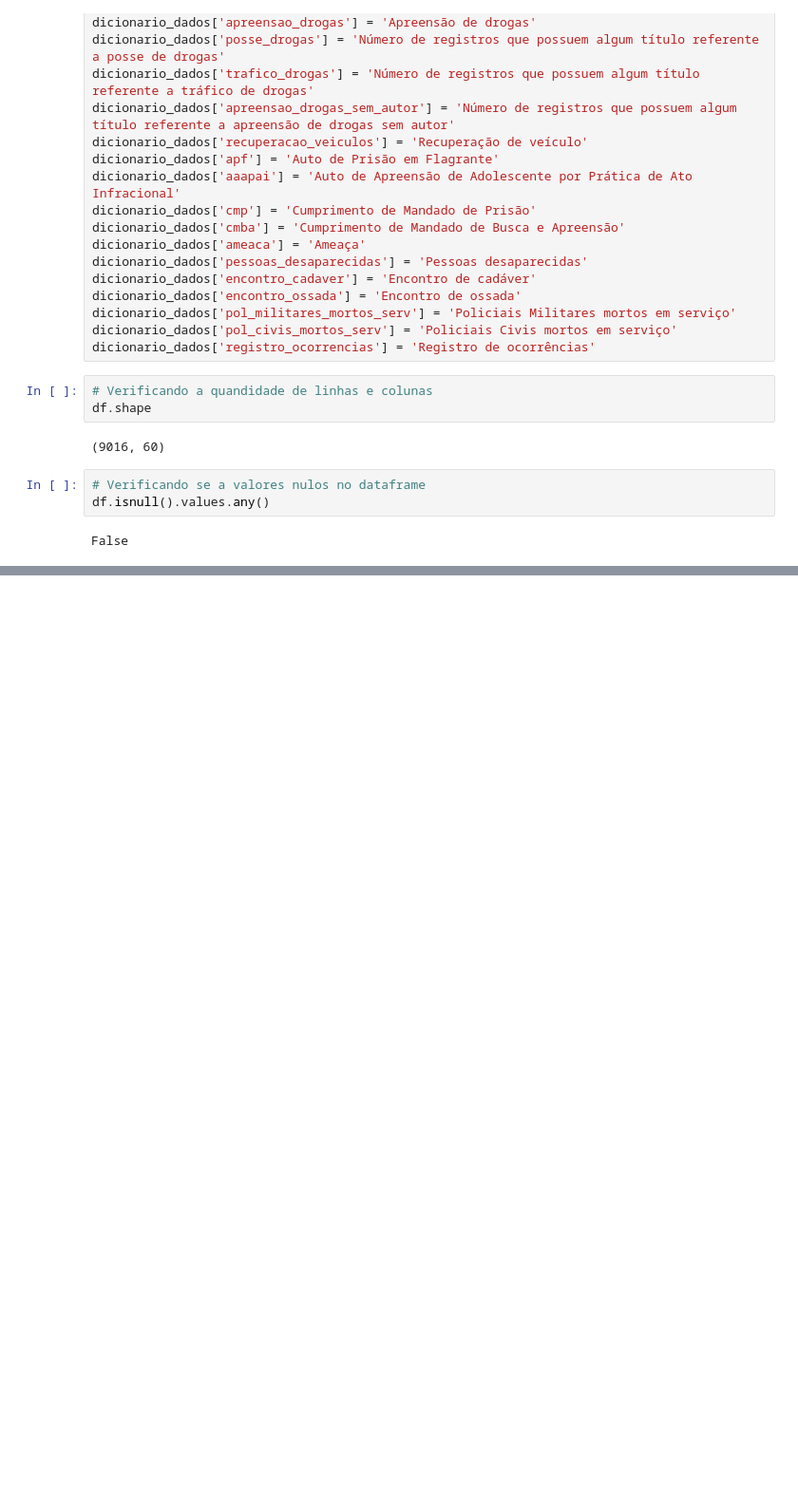
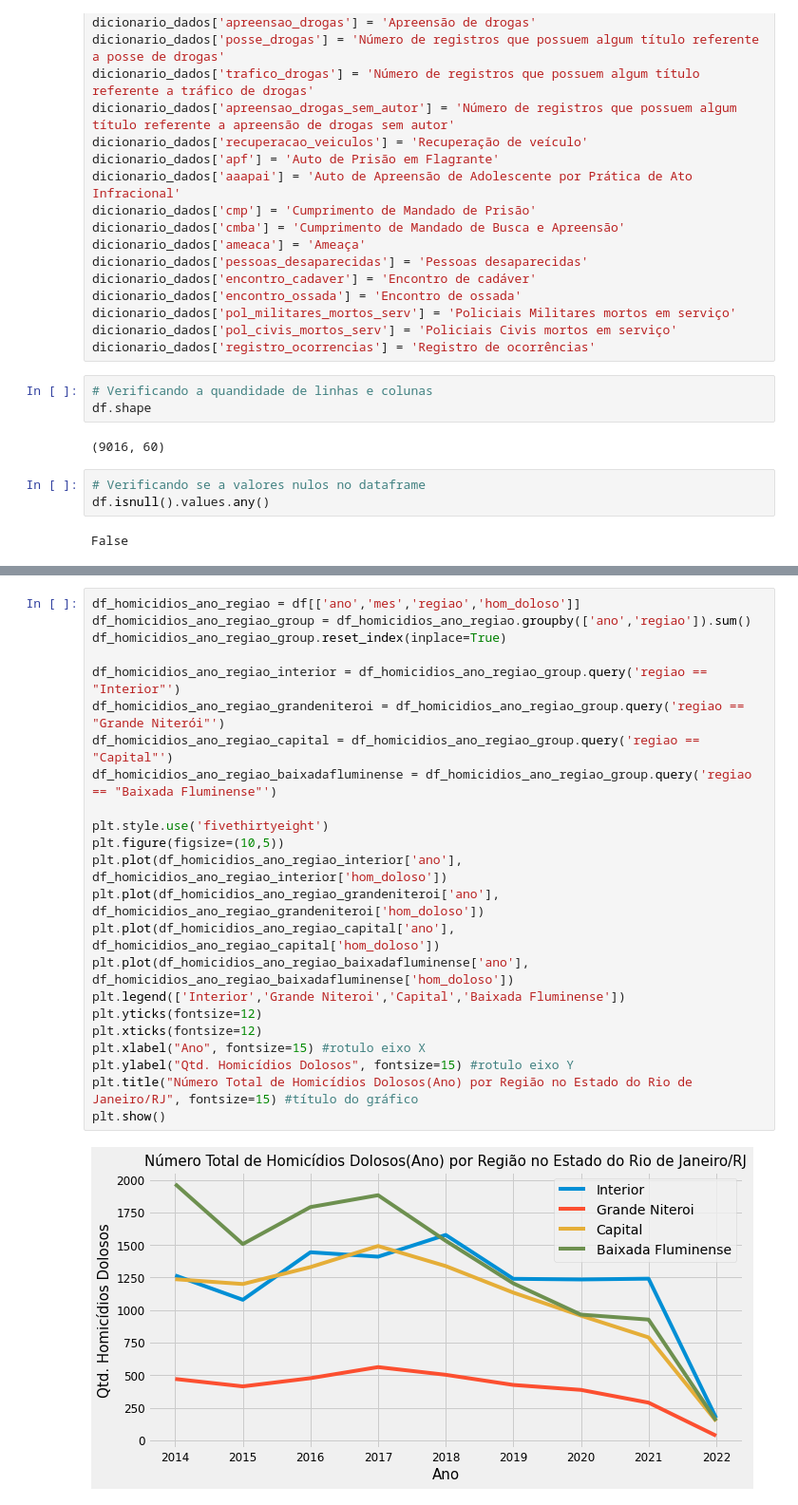
Before and after one commit to Prog-LucasAlves/Analise_Exploratoria_Dados, a Jupyter notebook: AED_01_Seguraca_Publica/seguranca_publica.ipynb, the cells around one changed output, grey strips where cells are left out. Shown at 95% size. Saved outputs shown, nothing was run; the diff lists cells and outputs as text; blank space fills up the shorter version.

```diff
--- a/AED_01_Seguraca_Publica/seguranca_publica.ipynb
+++ b/AED_01_Seguraca_Publica/seguranca_publica.ipynb
@@ -232,0 +270,25 @@ plt.show()
+# %%
+df_homicidios_ano_regiao = df[['ano','mes','regiao','hom_doloso']]
+df_homicidios_ano_regiao_group = df_homicidios_ano_regiao.groupby(['ano','regiao']).sum()
+df_homicidios_ano_regiao_group.reset_index(inplace=True)
+
+df_homicidios_ano_regiao_interior = df_homicidios_ano_regiao_group.query('regiao == "Interior"')
+df_homicidios_ano_regiao_grandeniteroi = df_homicidios_ano_regiao_group.query('regiao == "Grande Niterói"')
+df_homicidios_ano_regiao_capital = df_homicidios_ano_regiao_group.query('regiao == "Capital"')
+df_homicidios_ano_regiao_baixadafluminense = df_homicidios_ano_regiao_group.query('regiao == "Baixada Fluminense"')
+
+plt.style.use('fivethirtyeight')
+plt.figure(figsize=(10,5))
+plt.plot(df_homicidios_ano_regiao_interior['ano'], df_homicidios_ano_regiao_interior['hom_doloso'])
+plt.plot(df_homicidios_ano_regiao_grandeniteroi['ano'], df_homicidios_ano_regiao_grandeniteroi['hom_doloso'])
+plt.plot(df_homicidios_ano_regiao_capital['ano'], df_homicidios_ano_regiao_capital['hom_doloso'])
+plt.plot(df_homicidios_ano_regiao_baixadafluminense['ano'], df_homicidios_ano_regiao_baixadafluminense['hom_doloso'])
+plt.legend(['Interior','Grande Niteroi','Capital','Baixada Fluminense'])
+plt.yticks(fontsize=12)
+plt.xticks(fontsize=12)
+plt.xlabel("Ano", fontsize=15) #rotulo eixo X
+plt.ylabel("Qtd. Homicídios Dolosos", fontsize=15) #rotulo eixo Y
+plt.title("Número Total de Homicídios Dolosos(Ano) por Região no Estado do Rio de Janeiro/RJ", fontsize=15) #título do gráfico
+plt.show()
+# %% [output]
+[figure, added]
```
Also changed, not shown: parts of 11 cells of this notebook.
